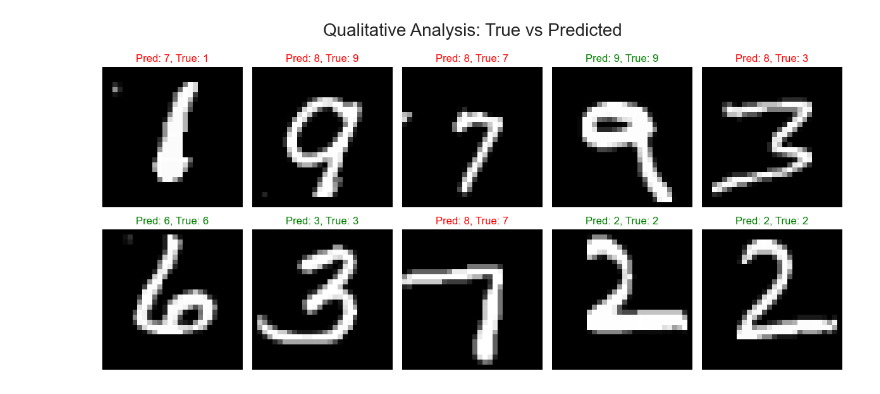
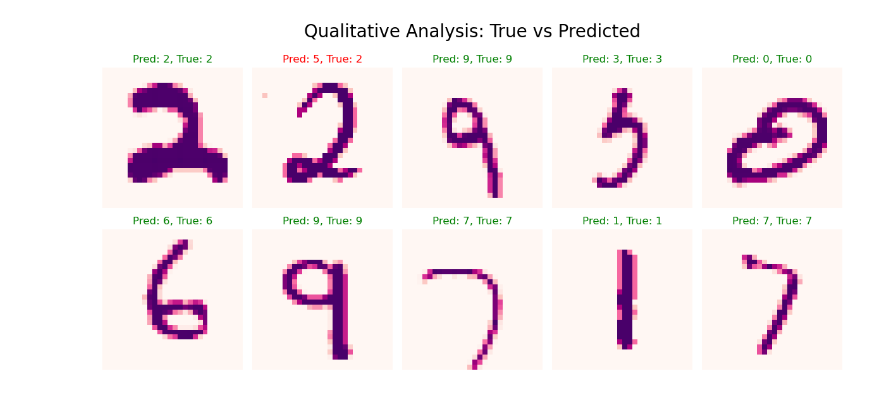
Before and after one commit to Booma1002/ML-Classes, a Jupyter notebook: MNIST.ipynb, the cells around one changed output. Saved outputs shown, nothing was run; the diff lists cells and outputs as text; code cells hidden in the pictures.

```diff
--- a/MNIST.ipynb
+++ b/MNIST.ipynb
@@ -258,24 +169,0 @@ with plt.style.context('classic'):
-# %%
-from sklearn.metrics import precision_recall_curve, average_precision_score
-y_score = clf.predict_proba(X_test_proc)
-n_classes = y_test_bin.shape[1]
-
-
-with plt.style.context('seaborn-v0_8-whitegrid'):
-    plt.figure(figsize=(12, 8))
-    colors = plt.get_cmap('tab10', n_classes)
-
-    for i in range(n_classes):
-        precision, recall, _ = precision_recall_curve(y_test_bin[:, i], y_score[:, i])
-        prec = average_precision_score(y_test_bin[:, i], y_score[:, i])
-
-        plt.plot(recall, precision, color=colors(i), lw=2,
-                 label=f'Digit {i} (AP = {prec:.4f})')
-
-    plt.xlabel('Recall', fontsize=14)
-    plt.ylabel('Precision', fontsize=14)
-    plt.title('Precision-Recall Curve', fontsize=18)
-    plt.legend(loc="best", fontsize=15)
-    plt.grid(alpha=0.8)
-    plt.tight_layout()
-    plt.show()
@@ -284,27 +191,28 @@ with plt.style.context('seaborn-v0_8-whitegrid'):
 # %%
 offset=0
+y_score = sk_model.predict_proba(X_test_proc)
 # %%
 num_samples = 10
 confidences = np.max(y_score, axis=1)
-# indices = np.random.choice(len(X_test_proc), num_samples, replace=False) # random sample
-indices = np.argsort(confidences)[::-1][offset:offset +num_samples] # most confidence predictions
+indices = np.random.choice(len(X_test_proc), num_samples, replace=False) # random sample
+# indices = np.argsort(confidences)[::-1][offset:offset +num_samples] # most confidence predictions
 # indices = np.argsort(confidences)[offset:offset +num_samples] # least confidence predictions
 offset += num_samples
 fig, axes = plt.subplots(2, 5, figsize=(12, 6))
 fig.suptitle('Qualitative Analysis: True vs Predicted', fontsize=20)
 for i, ax in enumerate(axes.flat):
     idx = indices[i]
     img = X_test[idx].reshape(28, 28)
 
     pred = model.predict(X_test_proc[idx].reshape(1, -1))[0]
     true = y_test[idx]
 
-    ax.imshow(img, cmap='grey')
+    ax.imshow(img, cmap='RdPu')
     ax.set_title(f"Pred: {pred}, True: {true}",
                  color=('green' if pred == true else 'red'))
     ax.axis('off')
 
 plt.tight_layout()
 plt.show()
 # %% [output]
-[figure, old version]
+[figure, new version]
```
Also changed, not shown: parts of 21 cells of this notebook, 6 other files.
